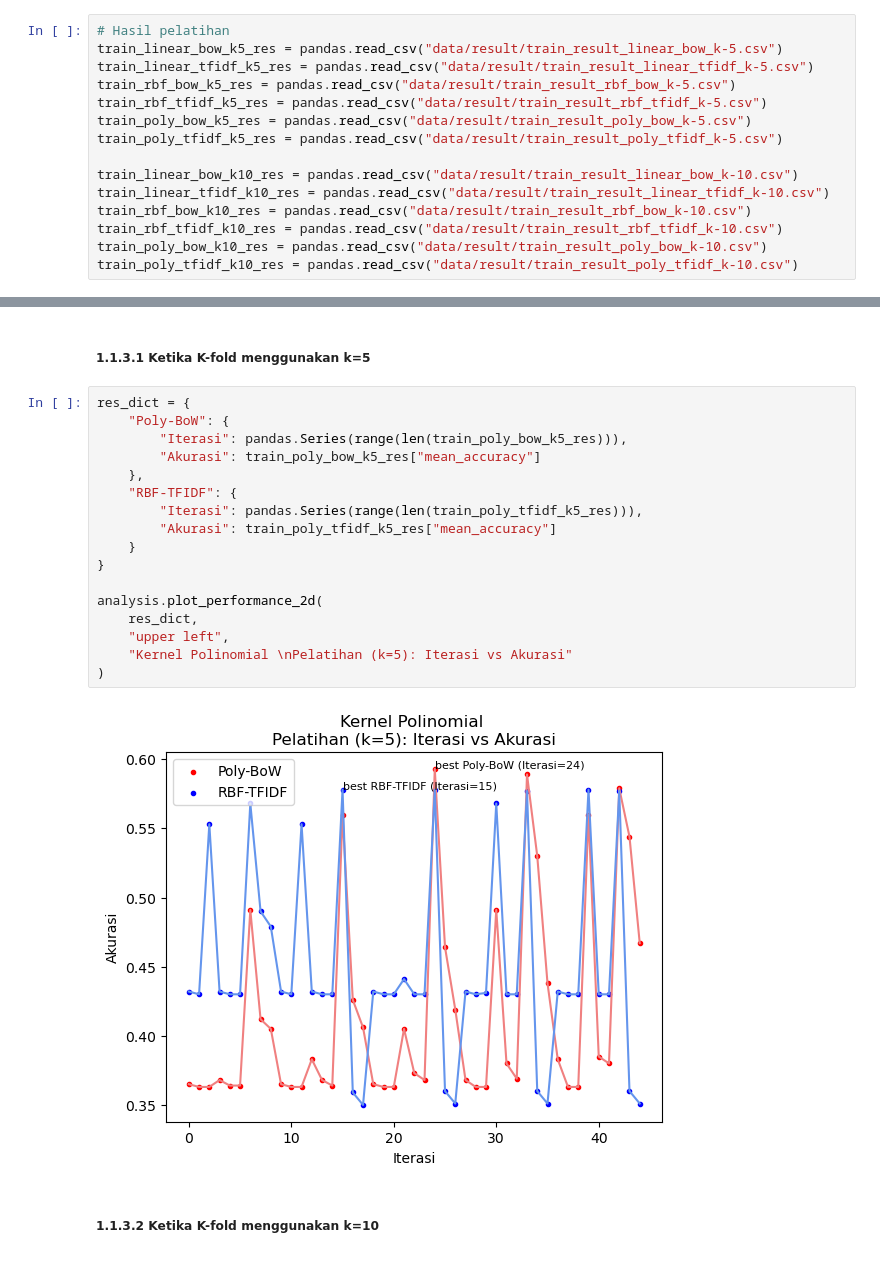
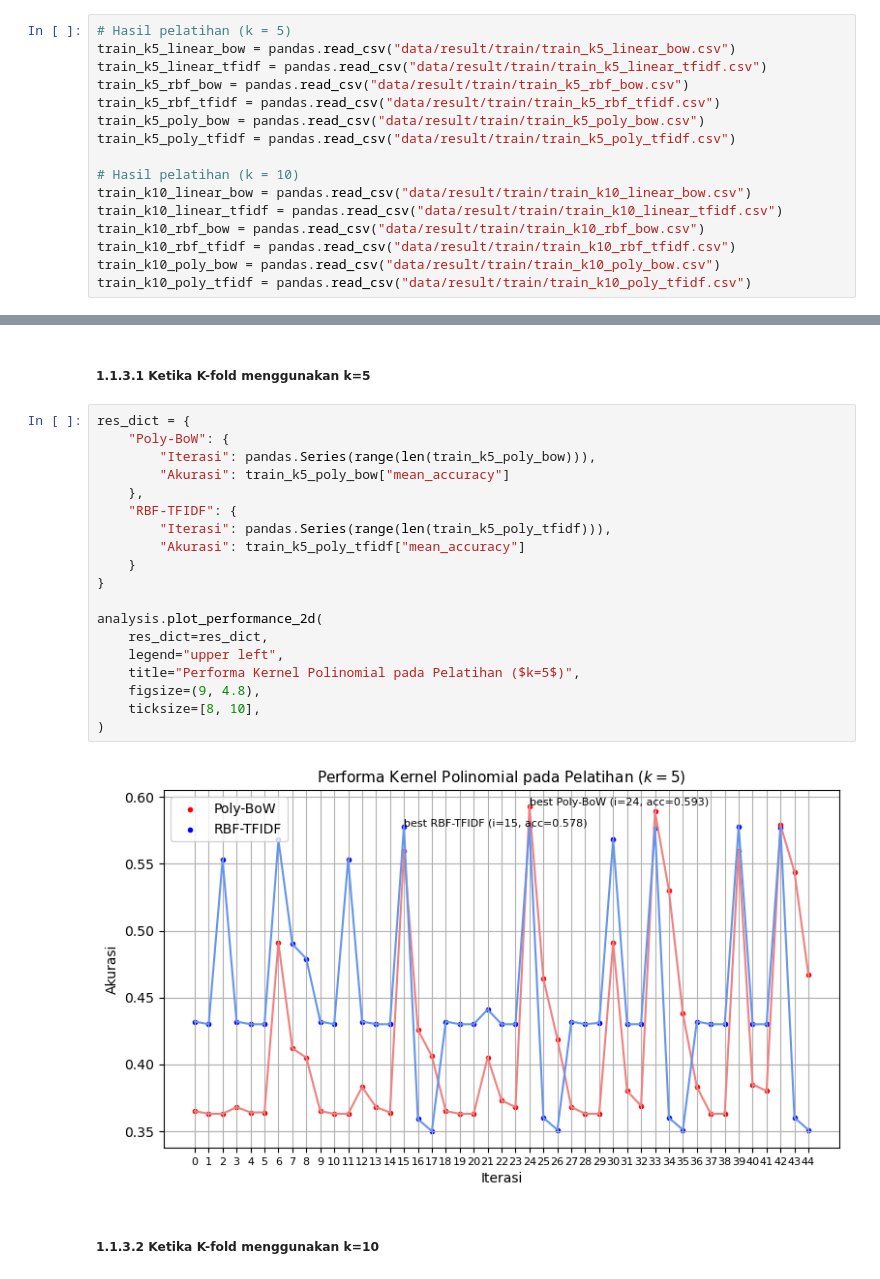
Before and after one commit to fwaskito/ta, a Jupyter notebook: ta/plot_rev.ipynb, the cells around one changed output, grey strips where cells are left out. Cells and saved outputs as stored; diff of their text form.

```diff
--- a/ta/plot_rev.ipynb
+++ b/ta/plot_rev.ipynb
@@ -24,15 +29,16 @@ from collection import analysis
 # %%
-# Hasil pelatihan
-train_linear_bow_k5_res = pandas.read_csv("data/result/train_result_linear_bow_k-5.csv")
-train_linear_tfidf_k5_res = pandas.read_csv("data/result/train_result_linear_tfidf_k-5.csv")
-train_rbf_bow_k5_res = pandas.read_csv("data/result/train_result_rbf_bow_k-5.csv")
-train_rbf_tfidf_k5_res = pandas.read_csv("data/result/train_result_rbf_tfidf_k-5.csv")
-train_poly_bow_k5_res = pandas.read_csv("data/result/train_result_poly_bow_k-5.csv")
-train_poly_tfidf_k5_res = pandas.read_csv("data/result/train_result_poly_tfidf_k-5.csv")
+# Hasil pelatihan (k = 5)
+train_k5_linear_bow = pandas.read_csv("data/result/train/train_k5_linear_bow.csv")
+train_k5_linear_tfidf = pandas.read_csv("data/result/train/train_k5_linear_tfidf.csv")
+train_k5_rbf_bow = pandas.read_csv("data/result/train/train_k5_rbf_bow.csv")
+train_k5_rbf_tfidf = pandas.read_csv("data/result/train/train_k5_rbf_tfidf.csv")
+train_k5_poly_bow = pandas.read_csv("data/result/train/train_k5_poly_bow.csv")
+train_k5_poly_tfidf = pandas.read_csv("data/result/train/train_k5_poly_tfidf.csv")
 
-train_linear_bow_k10_res = pandas.read_csv("data/result/train_result_linear_bow_k-10.csv")
-train_linear_tfidf_k10_res = pandas.read_csv("data/result/train_result_linear_tfidf_k-10.csv")
-train_rbf_bow_k10_res = pandas.read_csv("data/result/train_result_rbf_bow_k-10.csv")
-train_rbf_tfidf_k10_res = pandas.read_csv("data/result/train_result_rbf_tfidf_k-10.csv")
-train_poly_bow_k10_res = pandas.read_csv("data/result/train_result_poly_bow_k-10.csv")
-train_poly_tfidf_k10_res = pandas.read_csv("data/result/train_result_poly_tfidf_k-10.csv")
+# Hasil pelatihan (k = 10)
+train_k10_linear_bow = pandas.read_csv("data/result/train/train_k10_linear_bow.csv")
+train_k10_linear_tfidf = pandas.read_csv("data/result/train/train_k10_linear_tfidf.csv")
+train_k10_rbf_bow = pandas.read_csv("data/result/train/train_k10_rbf_bow.csv")
+train_k10_rbf_tfidf = pandas.read_csv("data/result/train/train_k10_rbf_tfidf.csv")
+train_k10_poly_bow = pandas.read_csv("data/result/train/train_k10_poly_bow.csv")
+train_k10_poly_tfidf = pandas.read_csv("data/result/train/train_k10_poly_tfidf.csv")
@@ -146,22 +175,24 @@ analysis.plot_performance_2d(
 # %%
 res_dict = {
     "Poly-BoW": {
-        "Iterasi": pandas.Series(range(len(train_poly_bow_k5_res))),
-        "Akurasi": train_poly_bow_k5_res["mean_accuracy"]
+        "Iterasi": pandas.Series(range(len(train_k5_poly_bow))),
+        "Akurasi": train_k5_poly_bow["mean_accuracy"]
     },
     "RBF-TFIDF": {
-        "Iterasi": pandas.Series(range(len(train_poly_tfidf_k5_res))),
-        "Akurasi": train_poly_tfidf_k5_res["mean_accuracy"]
+        "Iterasi": pandas.Series(range(len(train_k5_poly_tfidf))),
+        "Akurasi": train_k5_poly_tfidf["mean_accuracy"]
     }
 }
 
 analysis.plot_performance_2d(
-    res_dict,
-    "upper left",
-    "Kernel Polinomial \nPelatihan (k=5): Iterasi vs Akurasi"
+    res_dict=res_dict,
+    legend="upper left",
+    title="Performa Kernel Polinomial pada Pelatihan ($k=5$)",
+    figsize=(9, 4.8),
+    ticksize=[8, 10],
 )
 # %% [output]
-[figure, old version]
+[figure, new version]
 # %% [markdown]
 ##### 1.1.3.2 Ketika K-fold menggunakan k=10
 # %%
```
Also changed, not shown: parts of 52 cells of this notebook.
